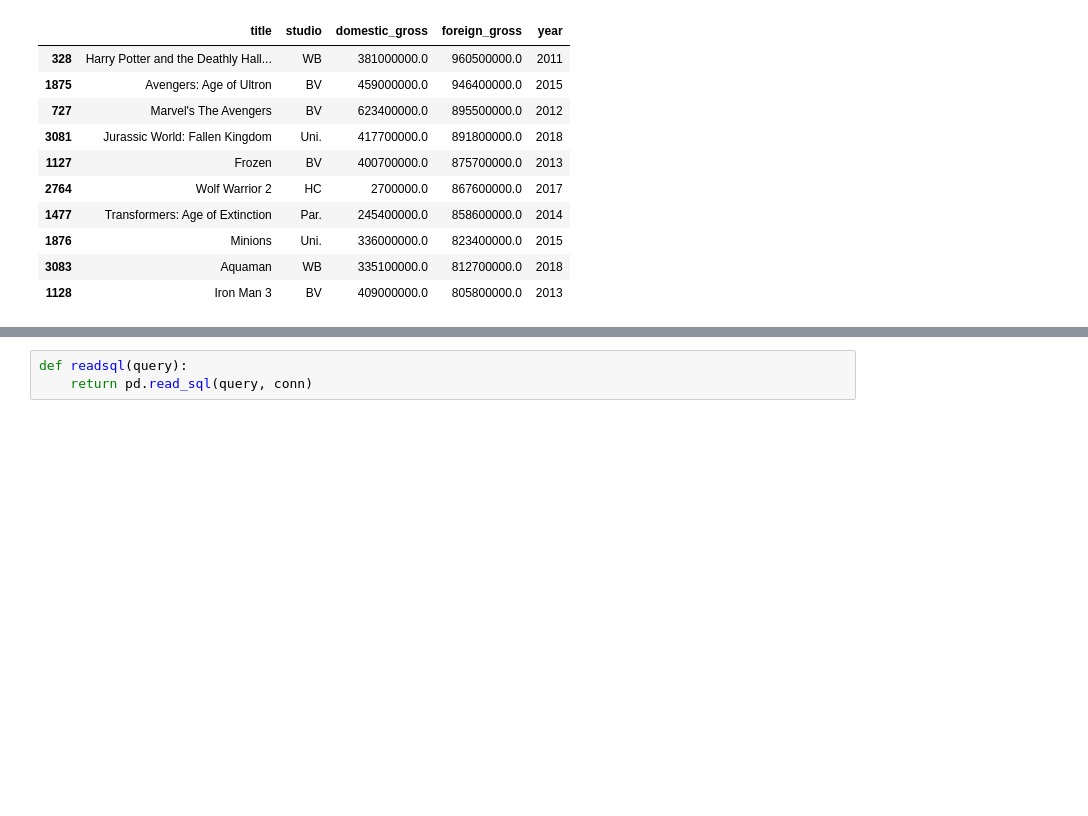
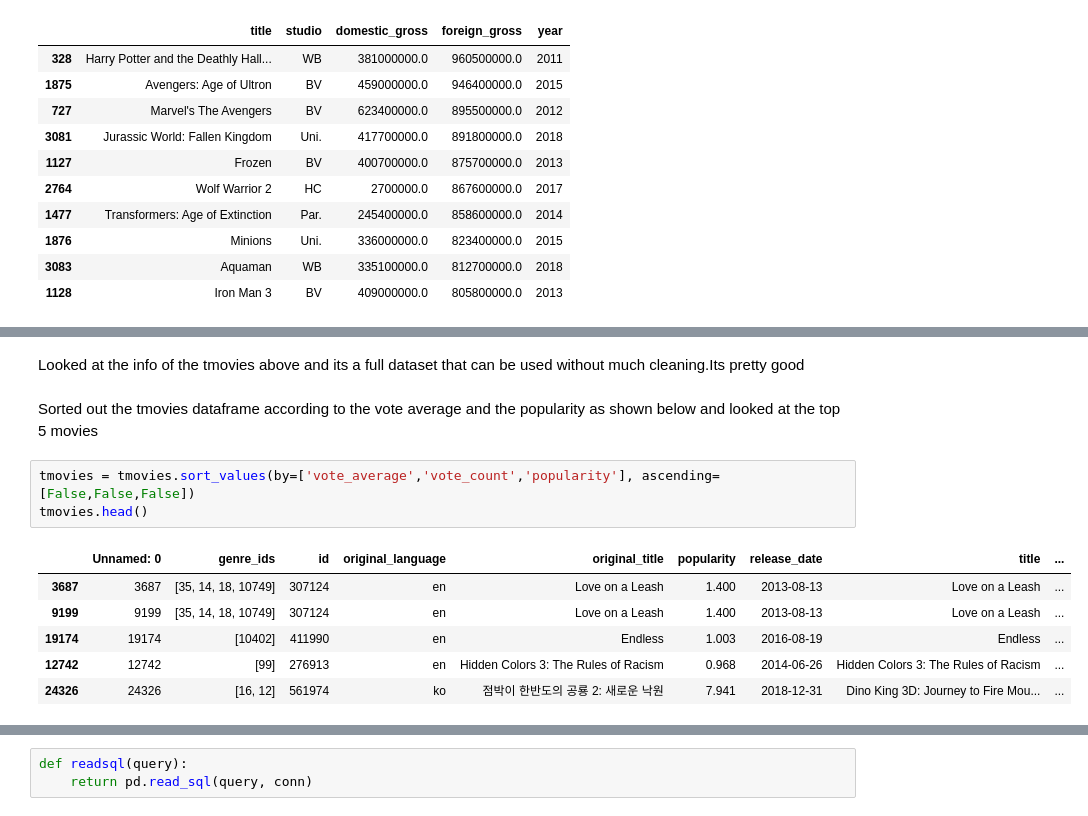
Before and after one commit to IceyPanda23/Phase-1-project, a Jupyter notebook: project.ipynb, the cells around one changed output, grey strips where cells are left out. Cells and saved outputs as stored; diff of their text form; blank space fills up the shorter version.

```diff
--- a/project.ipynb
+++ b/project.ipynb
@@ -164,0 +191,14 @@ imdbb = imdbb.drop(['genre_ids','id','Unnamed: 0'], axis=1)
+# %% [markdown]
+Looked at the info of the tmovies above and its a full dataset that can be used without much cleaning.Its pretty good
+# %% [markdown]
+Sorted out the tmovies dataframe according to the vote average and the popularity as shown below and looked at the top 5 movies
+# %%
+tmovies = tmovies.sort_values(by=['vote_average','vote_count','popularity'], ascending=[False,False,False])
+tmovies.head()
+# %% [output]
+|  | Unnamed: 0 | genre_ids | id | original_language | original_title | popularity | release_date | title | ... |
+| 3687 | 3687 | [35, 14, 18, 10749] | 307124 | en | Love on a Leash | 1.400 | 2013-08-13 | Love on a Leash | ... |
+| 9199 | 9199 | [35, 14, 18, 10749] | 307124 | en | Love on a Leash | 1.400 | 2013-08-13 | Love on a Leash | ... |
+| 19174 | 19174 | [10402] | 411990 | en | Endless | 1.003 | 2016-08-19 | Endless | ... |
+| 12742 | 12742 | [99] | 276913 | en | Hidden Colors 3: The Rules of Racism | 0.968 | 2014-06-26 | Hidden Colors 3: The Rules of Racism | ... |
+| 24326 | 24326 | [16, 12] | 561974 | ko | 점박이 한반도의 공룡 2: 새로운 낙원 | 7.941 | 2018-12-31 | Dino King 3D: Journey to Fire Mou... | ... |
```
Also changed, not shown: parts of 37 cells of this notebook.
